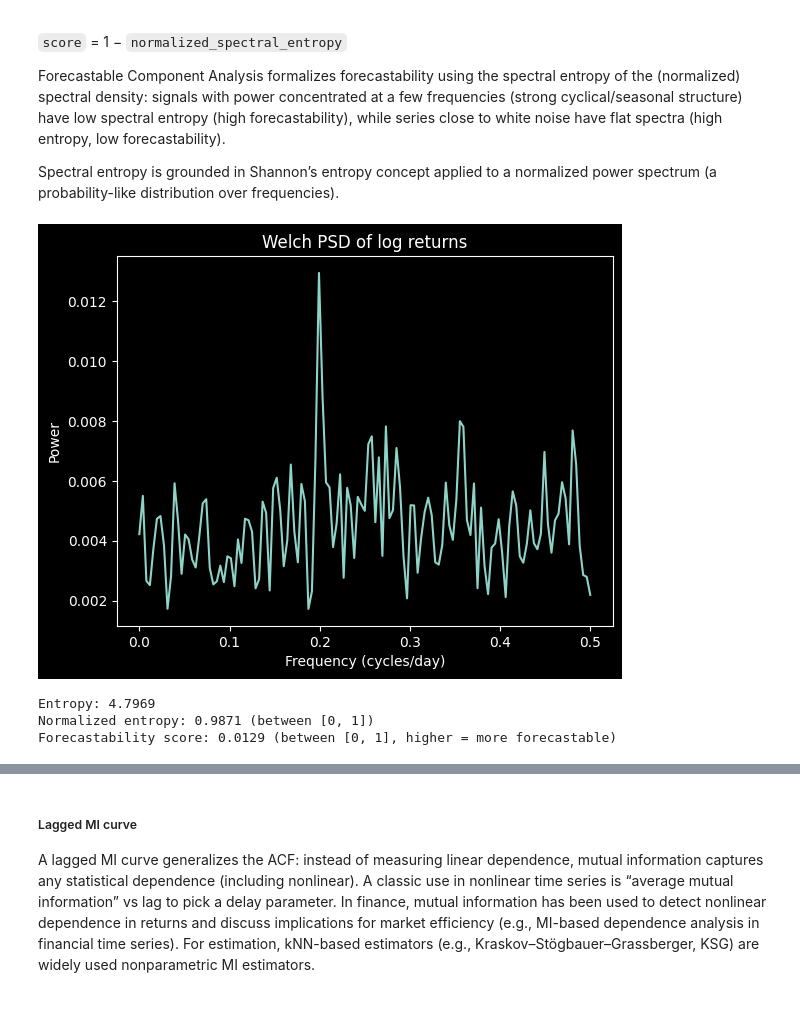
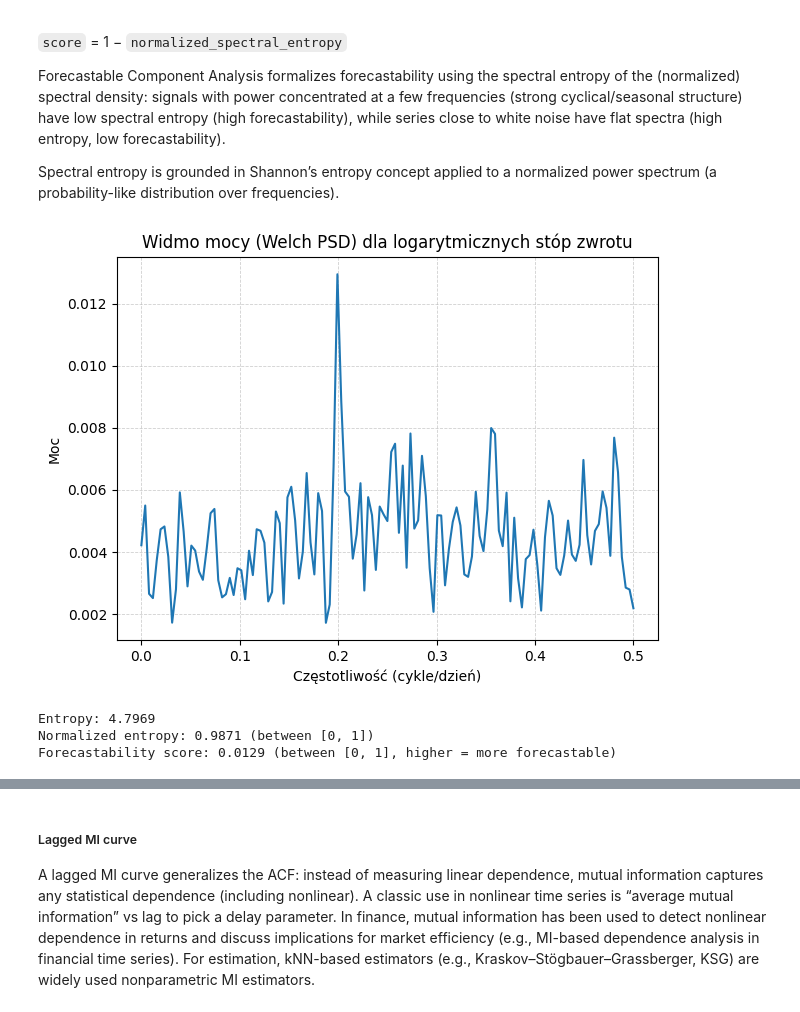
Before and after one commit to szm4c/market-regime-classification, a Jupyter notebook: notebooks/00_data_exploration.ipynb, the cells around one changed output, grey strips where cells are left out. Saved outputs shown, nothing was run; the diff lists cells and outputs as text; code cells hidden in the pictures.

Commit message:
Add plots and analysis.

```diff
--- a/notebooks/00_data_exploration.ipynb
+++ b/notebooks/00_data_exploration.ipynb
@@ -5,16 +5,17 @@ This notebook provides analysis of preprocessed daily prices that can be later u
 # %% [markdown]
 # Config
 # %%
-# Set dark mode as default
-import matplotlib.pyplot as plt
-import plotly.io as pio
-plt.style.use("dark_background")
-pio.templates.default = "plotly_dark"
+# # Set dark mode as default
+# import matplotlib.pyplot as plt
+# import plotly.io as pio
+# plt.style.use("dark_background")
+# pio.templates.default = "plotly_dark"
 
 # Imports
 from warnings import catch_warnings, filterwarnings
 import numpy as np
 import pandas as pd
+from scipy import stats
 from scipy.stats import norm
 from scipy.signal import welch
 from scipy.special import digamma
@@ -612,30 +711,32 @@ Spectral entropy is grounded in Shannon’s entropy concept applied to a normali
 # %%
 x = lr.values
 
 # Calculate Welch PSD
 nperseg = min(256, len(x))
 freqs, psd = welch(x, detrend=False)
 
 # Plot PSD
 plt.figure()
 plt.plot(freqs, psd)
-plt.title("Welch PSD of log returns")
-plt.xlabel("Frequency (cycles/day)")
-plt.ylabel("Power")
+plt.title("Widmo mocy (Welch PSD) dla logarytmicznych stóp zwrotu")
+plt.xlabel("Częstotliwość (cykle/dzień)")
+plt.ylabel("Moc")
+plt.grid(True, which="both", linestyle="--", linewidth=0.6, alpha=0.6)
+plt.tight_layout()
 plt.show()
 
 # Normalize PSD into a probability mass over frequency bins
 p = psd / psd.sum()
 p = p[p > 0]
 entropy = -np.sum(p * np.log(p))            # Shannon entropy
 entropy_norm = entropy / np.log(len(p))     # normalize to [0,1]
 score = 1.0 - entropy_norm                  # forecastability score
 
 print(f"Entropy: {entropy:.4f}")
 print(f"Normalized entropy: {entropy_norm:.4f} (between [0, 1])")
 print(f"Forecastability score: {score:.4f} (between [0, 1], higher = more forecastable)")
 # %% [output]
-[figure, old version]
+[figure, new version]
 Entropy: 4.7969
 Normalized entropy: 0.9871 (between [0, 1])
 Forecastability score: 0.0129 (between [0, 1], higher = more forecastable)
```
Also changed, not shown: parts of 31 cells of this notebook.
